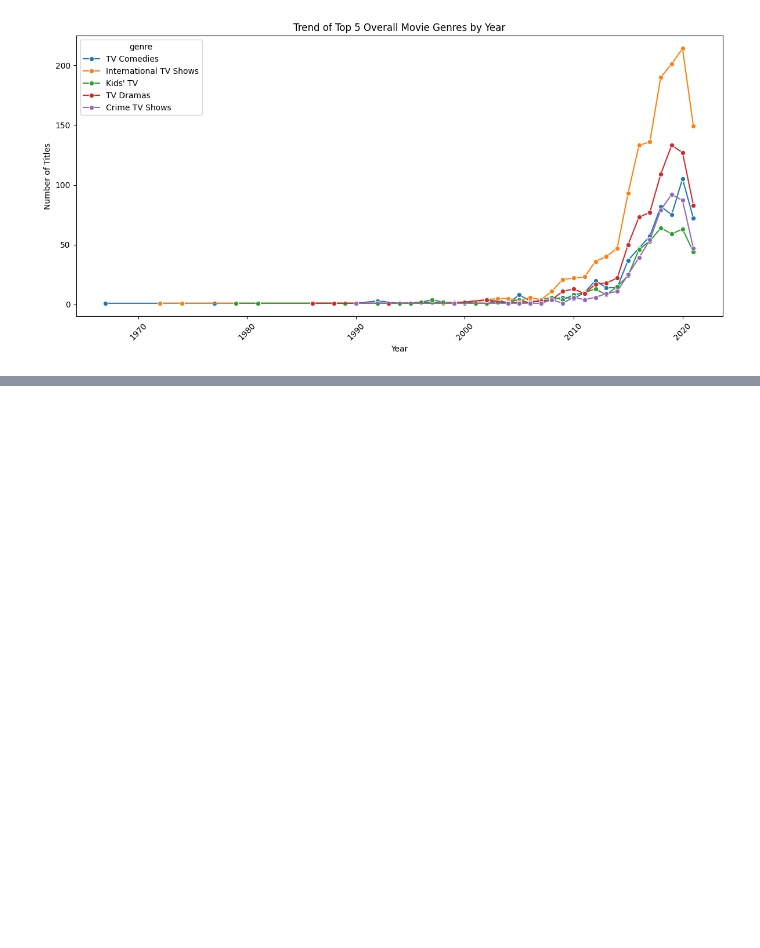
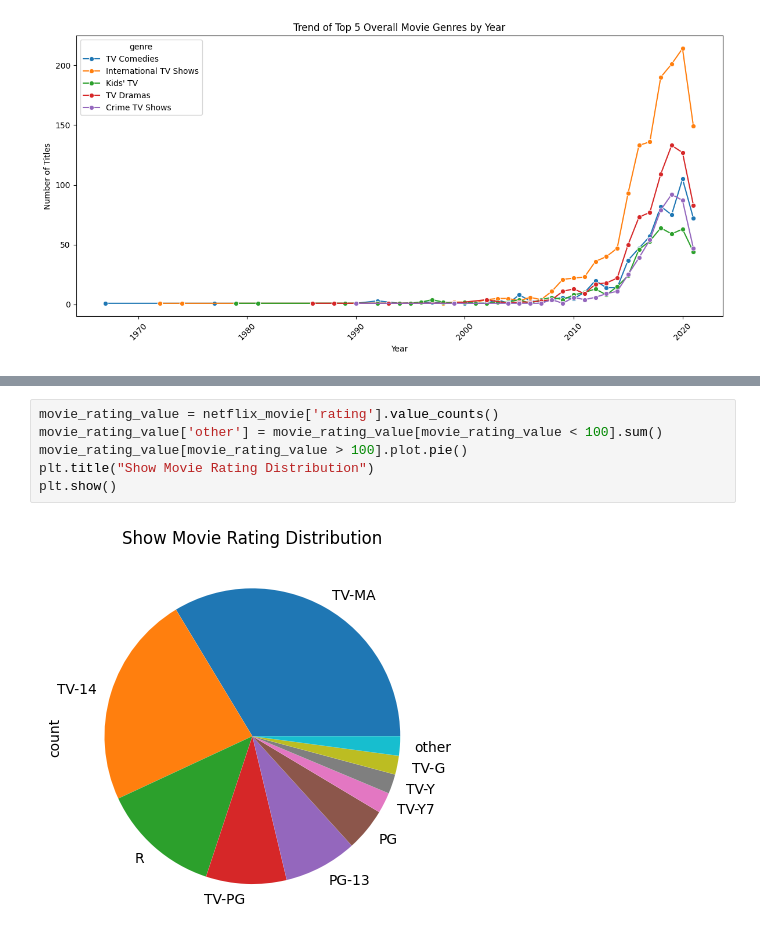
Before and after one commit to abhisheksinha27x/Data-Analysis-Projects, a Jupyter notebook: netflix/main.ipynb, the cells around one changed output, grey strips where cells are left out. Cells and saved outputs as stored; diff of their text form; blank space fills up the shorter version.

Commit message:
pie of rating values

```diff
--- a/netflix/main.ipynb
+++ b/netflix/main.ipynb
@@ -322,0 +348,8 @@ plt.show()
+# %%
+movie_rating_value = netflix_movie['rating'].value_counts()
+movie_rating_value['other'] = movie_rating_value[movie_rating_value < 100].sum()
+movie_rating_value[movie_rating_value > 100].plot.pie()
+plt.title("Show Movie Rating Distribution")
+plt.show()
+# %% [output]
+[figure, added]
```
Also changed, not shown: parts of 4 cells of this notebook.
